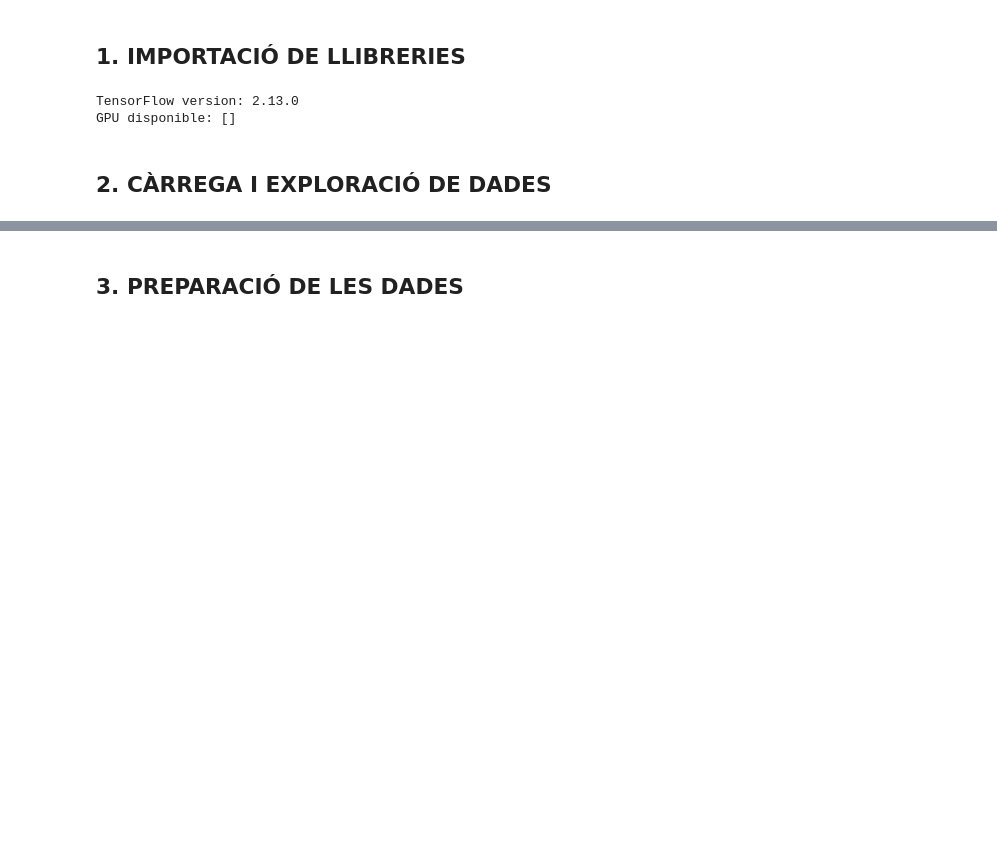
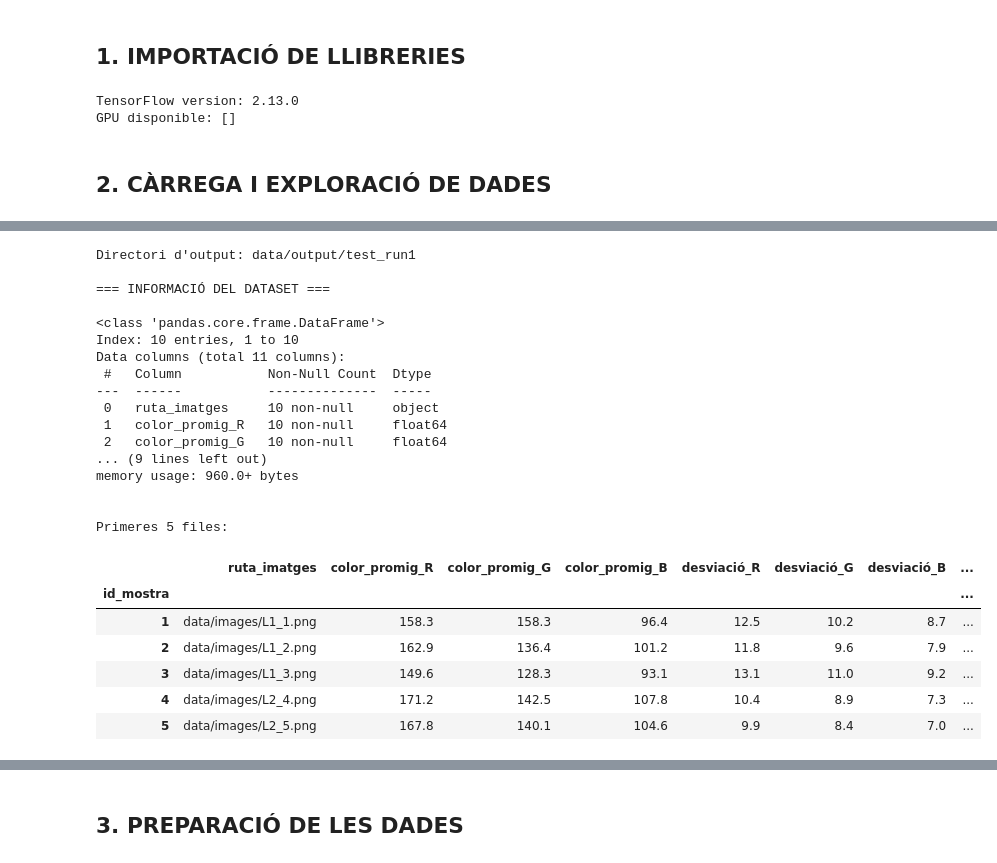
Before and after one commit to DavidDiestreR/potato-dry-matter-optics-ml, a Jupyter notebook: notebooks/training/ms_prediction_notebook_v3.ipynb, the cells around one changed output, grey strips where cells are left out. Saved outputs shown, nothing was run; the diff lists cells and outputs as text; code cells hidden in the pictures; blank space fills up the shorter version.

```diff
--- a/notebooks/training/ms_prediction_notebook_v3.ipynb
+++ b/notebooks/training/ms_prediction_notebook_v3.ipynb
@@ -116,0 +45,43 @@ dtype: int64
+# %%
+# Definir rutes
+# os.chdir("D:/potato-dry-matter-optics-ml")
+os.chdir("C:/Users/ddr/Desktop/potato-dry-matter-optics-ml")
+RUTA_DATASET = "data/input/training/training_set.csv"
+RUTA_OUTPUT = "data/output/test_run1"
+
+# Crear directori d'output si no existeix
+os.makedirs(RUTA_OUTPUT, exist_ok=True)
+print(f"Directori d'output: {RUTA_OUTPUT}")
+
+# Carregar les dades
+df = pd.read_csv(RUTA_DATASET, sep = ',', na_filter=False , index_col = 0)
+
+print("\n=== INFORMACIÓ DEL DATASET ===\n")
+df.info()
+print(f"\n\nPrimeres 5 files:")
+df.head()
+# %% [output]
+Directori d'output: data/output/test_run1
+
+=== INFORMACIÓ DEL DATASET ===
+
+<class 'pandas.core.frame.DataFrame'>
+Index: 10 entries, 1 to 10
+Data columns (total 11 columns):
+ #   Column           Non-Null Count  Dtype
+---  ------           --------------  -----
+ 0   ruta_imatges     10 non-null     object
+ 1   color_promig_R   10 non-null     float64
+ 2   color_promig_G   10 non-null     float64
+... (9 lines left out)
+memory usage: 960.0+ bytes
+
+
+Primeres 5 files:
+|  | ruta_imatges | color_promig_R | color_promig_G | color_promig_B | desviació_R | desviació_G | desviació_B | ... |
+| id_mostra |  |  |  |  |  |  |  | ... |
+| 1 | data/images/L1_1.png | 158.3 | 158.3 | 96.4 | 12.5 | 10.2 | 8.7 | ... |
+| 2 | data/images/L1_2.png | 162.9 | 136.4 | 101.2 | 11.8 | 9.6 | 7.9 | ... |
+| 3 | data/images/L1_3.png | 149.6 | 128.3 | 93.1 | 13.1 | 11.0 | 9.2 | ... |
+| 4 | data/images/L2_4.png | 171.2 | 142.5 | 107.8 | 10.4 | 8.9 | 7.3 | ... |
+| 5 | data/images/L2_5.png | 167.8 | 140.1 | 104.6 | 9.9 | 8.4 | 7.0 | ... |
```
Also changed, not shown: parts of 11 cells of this notebook, 1 other file.
